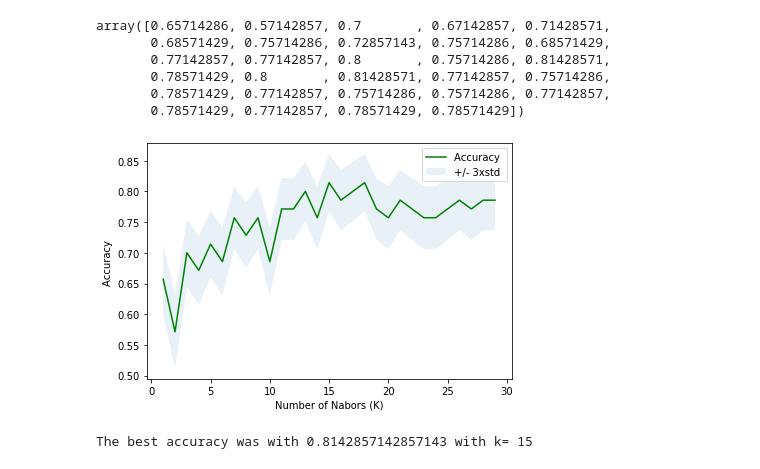
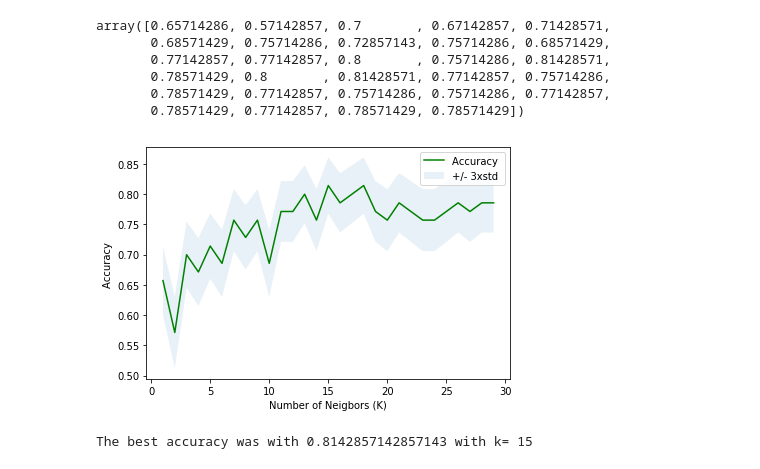
Before and after one commit to Arx1971/IBM-Loan-Classification-Problem, a Jupyter notebook: ibm_machine_learning.ipynb, the cells around one changed output. Saved outputs shown, nothing was run; the diff lists cells and outputs as text; code cells hidden in the pictures.

```diff
--- a/ibm_machine_learning.ipynb
+++ b/ibm_machine_learning.ipynb
@@ -286,13 +301,13 @@ array([0.65714286, 0.57142857, 0.7       , 0.67142857, 0.71428571,
 # %%
 plt.plot(range(1,K),mean_acc,'g')
 plt.fill_between(range(1,K),mean_acc - 1 * std_acc,mean_acc + 1 * std_acc, alpha=0.10)
 plt.legend(('Accuracy ', '+/- 3xstd'))
 plt.ylabel('Accuracy ')
-plt.xlabel('Number of Nabors (K)')
+plt.xlabel('Number of Neigbors (K)')
 plt.tight_layout()
 plt.show()
 # %% [output]
-[figure, old version]
+[figure, new version]
 # %%
 print( "The best accuracy was with", mean_acc.max(), "with k=", mean_acc.argmax()+1)
 # %% [output]
```
Also changed, not shown: parts of 15 cells of this notebook.
